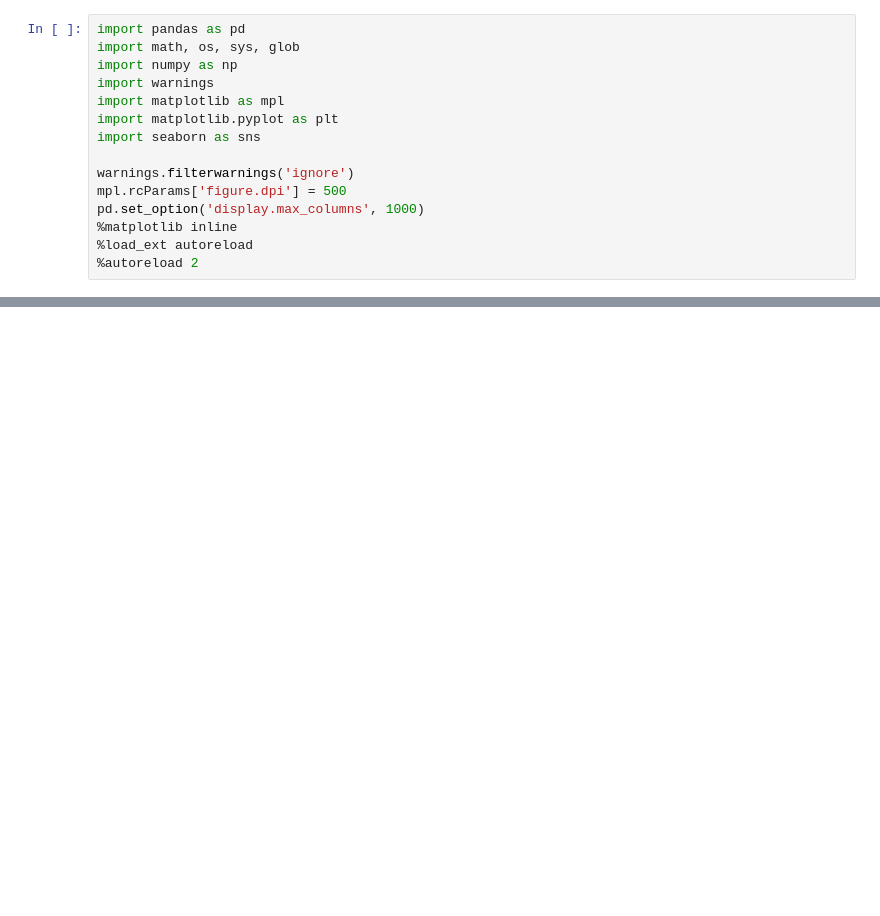
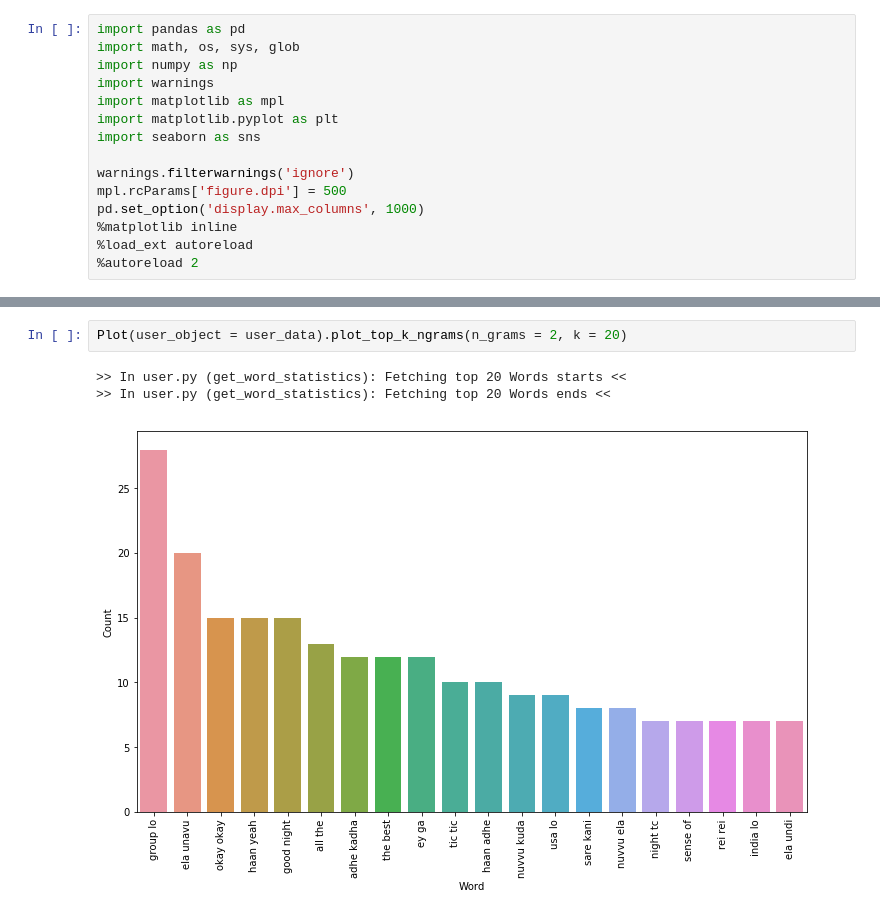
Before and after one commit to kartheekpnsn/chat-explore, a Jupyter notebook: notebooks/explore-chat.ipynb, the cells around one changed output, grey strips where cells are left out. Saved outputs shown, nothing was run; the diff lists cells and outputs as text; blank space fills up the shorter version.

```diff
--- a/notebooks/explore-chat.ipynb
+++ b/notebooks/explore-chat.ipynb
@@ -279,0 +220,6 @@ for each_user in np.unique(pd_data['User']):
+# %%
+Plot(user_object = user_data).plot_top_k_ngrams(n_grams = 2, k = 20)
+# %% [output]
+>> In user.py (get_word_statistics): Fetching top 20 Words starts <<
+>> In user.py (get_word_statistics): Fetching top 20 Words ends <<
+[figure, added]
```
Also changed, not shown: parts of 57 cells of this notebook, 7 other files.
